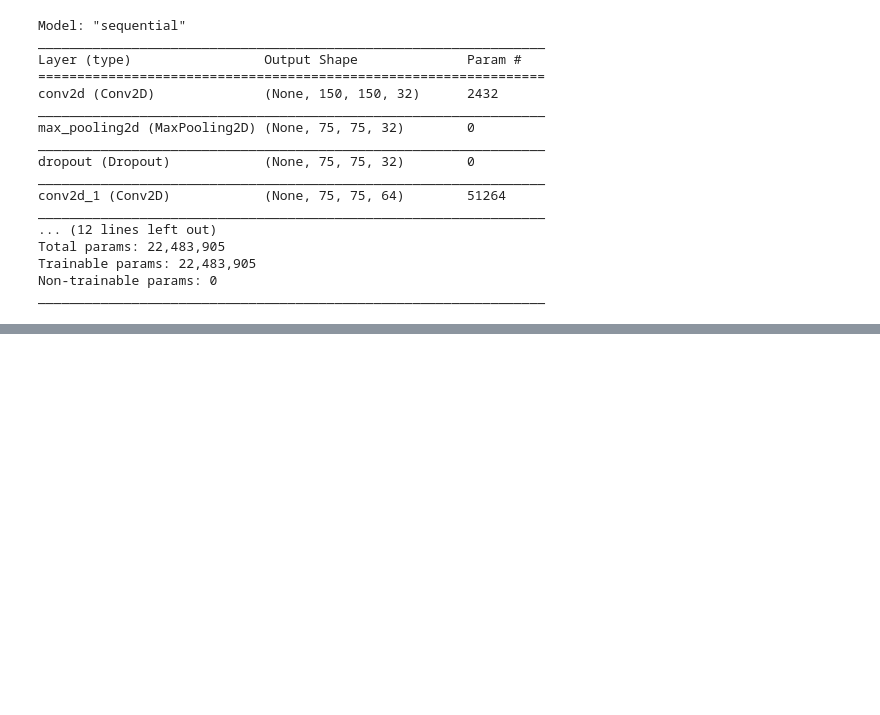
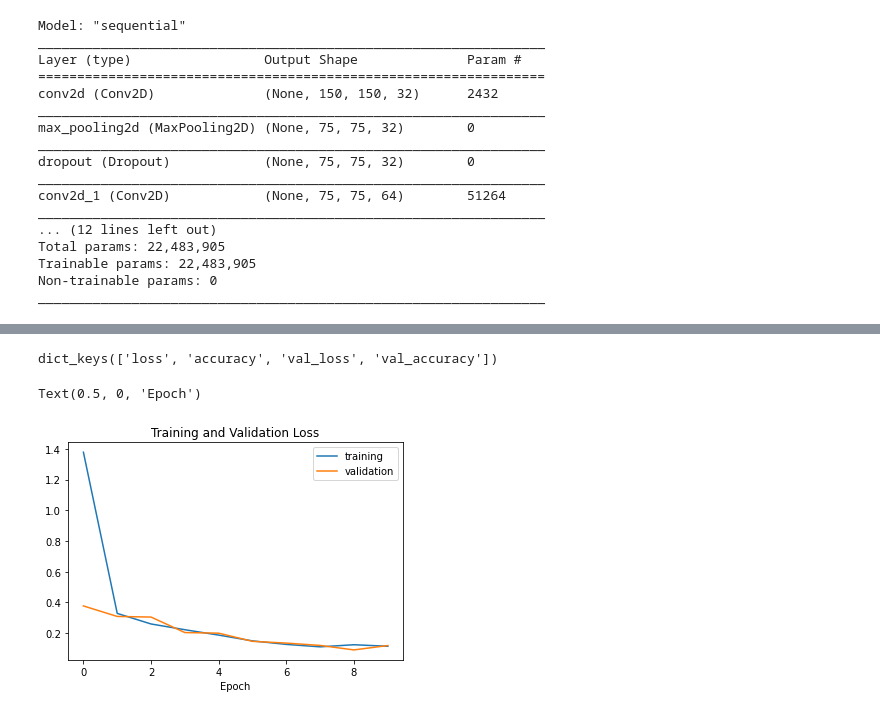
Before and after one commit to V4G4X/COVID19_Classifier, a Jupyter notebook: covid9_pneumonia_classification.ipynb, the cells around one changed output, grey strips where cells are left out. Drawn from its saved outputs; the diff is of its cells as text; code cells hidden in the pictures; blank space fills up the shorter version.

Commit message:
Model Trained, Tested with around 95% Accuracy

```diff
--- a/covid9_pneumonia_classification.ipynb
+++ b/covid9_pneumonia_classification.ipynb
@@ -173,0 +186,11 @@ _________________________________________________________________
+# %%
+# Compile the model
+from tensorflow.keras.optimizers import Adam
+model.compile(Adam( lr = 0.001), loss='binary_crossentropy', metrics=['accuracy'])
+# %%
+# Train the model
+history = model.fit(train_generator,
+                    epochs=10,
+                    steps_per_epoch=46,
+                    validation_data=validation_generator,
+                    validation_steps=10)
@@ -173,0 +218,15 @@ _________________________________________________________________
+# %%
+history.history.keys()
+# %% [output]
+dict_keys(['loss', 'accuracy', 'val_loss', 'val_accuracy'])
+# %%
+plt.plot(history.history['loss'])
+plt.plot(history.history['val_loss'])
+
+plt.legend(['training','validation'])
+plt.title('Training and Validation Loss')
+
+plt.xlabel('Epoch')
+# %% [output]
+Text(0.5, 0, 'Epoch')
+[figure, added]
```
Also changed, not shown: parts of 13 cells of this notebook.
